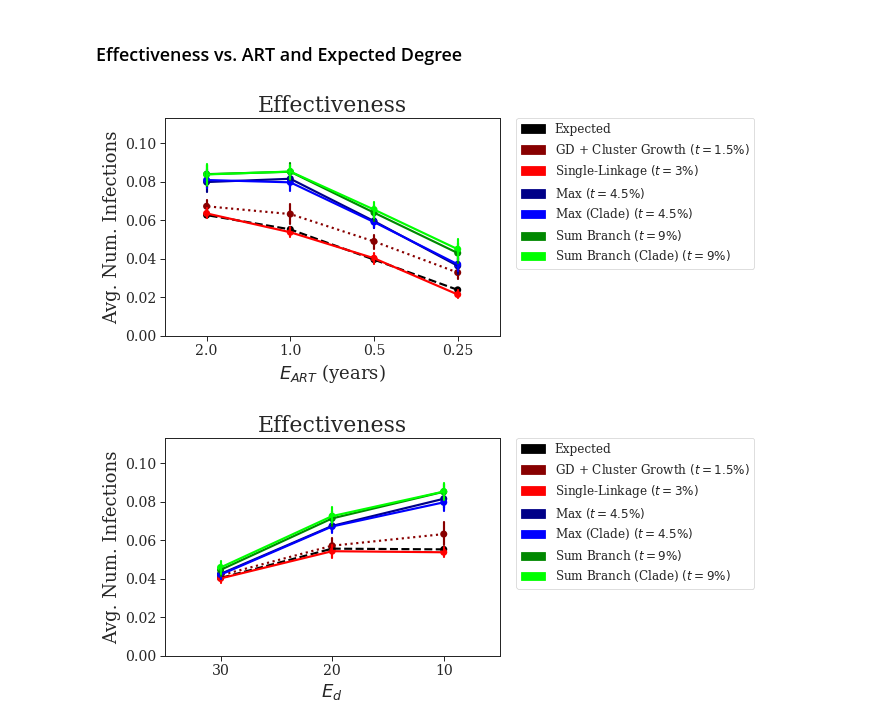
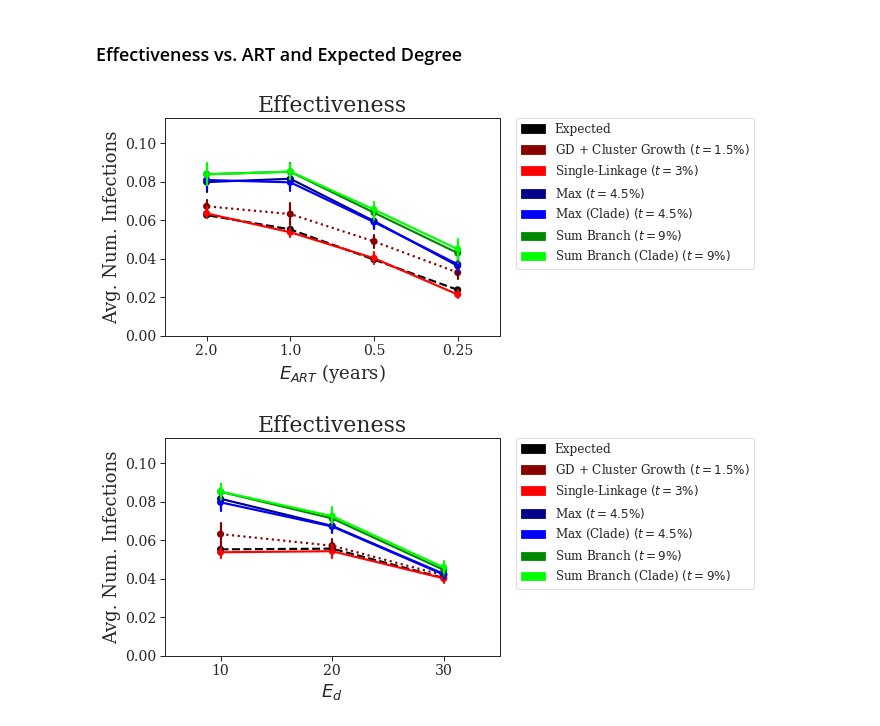
Before and after one commit to niemasd/Tree-Based-Clustering-Paper, a Jupyter notebook: figures/Figures.ipynb, the cells around one changed output. Cells and saved outputs as stored; diff of their text form; code cells hidden in the pictures.

Commit message:
Updated figures

```diff
--- a/figures/Figures.ipynb
+++ b/figures/Figures.ipynb
@@ -77,32 +77,31 @@ for m in eff_order:
         y += eff_data[10][r][m]; x += [1./r]*len(eff_data[10][r][m])
     ax = pointplot(x=x, y=y, color=meta['color'][m], linestyles=meta['linestyle'][m])
 ax.invert_xaxis()
 plt.ylim(ymin=0, ymax=eff_ymax)
 plt.title("Effectiveness", size=22)
 plt.xlabel(r"$%s$ (years)"%EART, size=18)
 plt.ylabel("Avg. Num. Infections", size=18)
 legend = plt.legend(handles=eff_handles,bbox_to_anchor=(1.05, 1), loc=2, borderaxespad=0., frameon=True)
 plt.show()
 fig.savefig('effectiveness_art.pdf', format='pdf', bbox_extra_artists=(legend,), bbox_inches='tight')
 plt.close()
 
 # Effectiveness vs. Expected Degree
 fig = plt.figure()
 for m in eff_order:
     x = list(); y = list()
     for d in sorted(eff_data.keys()):
         y += eff_data[d][1][m]; x += [d]*len(eff_data[d][1][m])
     ax = pointplot(x=x, y=y, color=meta['color'][m], linestyles=meta['linestyle'][m])
-ax.invert_xaxis()
 plt.ylim(ymin=0, ymax=eff_ymax)
 plt.title("Effectiveness", size=22)
 plt.xlabel(r"$%s$"%ED, size=18)
 plt.ylabel("Avg. Num. Infections", size=18)
 legend = plt.legend(handles=eff_handles,bbox_to_anchor=(1.05, 1), loc=2, borderaxespad=0., frameon=True)
 plt.show()
 fig.savefig('effectiveness_degree.pdf', format='pdf', bbox_extra_artists=(legend,), bbox_inches='tight')
 plt.close()
 set_context("paper", rc=RC)
 # %% [output]
 [figure]
-[figure, old version]
+[figure, new version]
```
